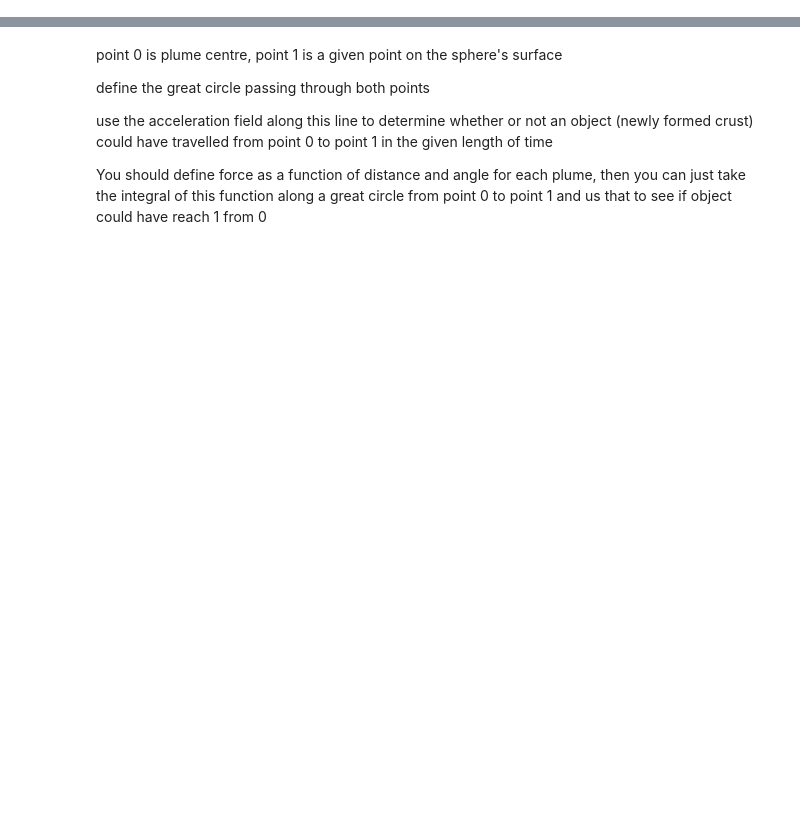
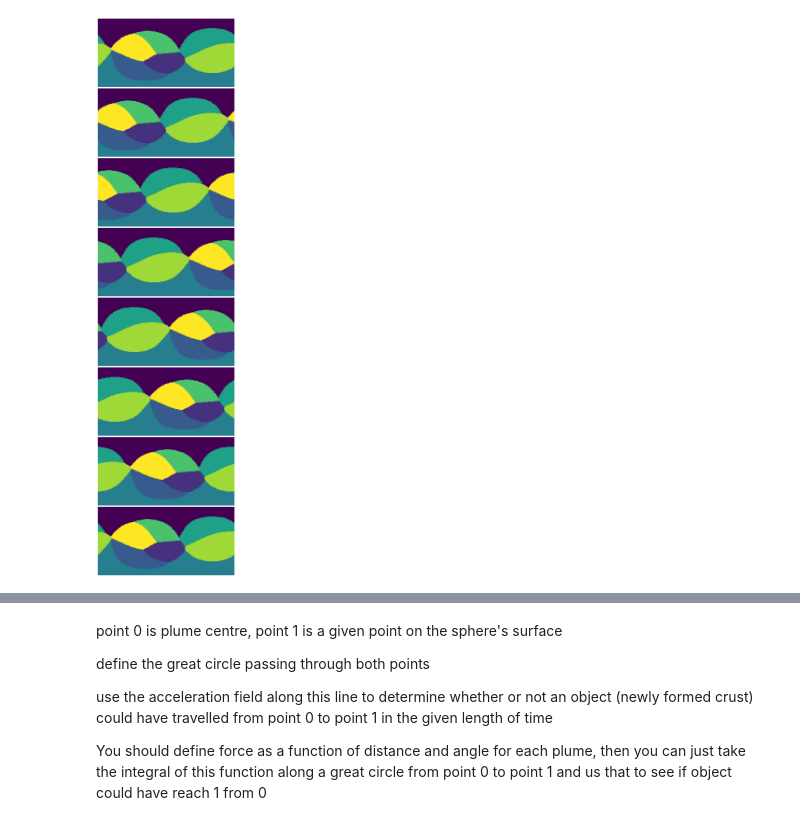
Before and after one commit to douglas-m-harvey/world-system, a Jupyter notebook: sketch.ipynb, the cells around one changed output, grey strips where cells are left out. Drawn from its saved outputs; the diff is of its cells as text; code cells hidden in the pictures; blank space fills up the shorter version.

```diff
--- a/sketch.ipynb
+++ b/sketch.ipynb
@@ -150,0 +263,39 @@ for plume_index in range(no_plumes):
+# %%
+def generate_rectangular_mask(mask):
+    transform = rectangular_transform(~np.isnan(mask))
+    mask_output = np.zeros_like(mask)
+    for index in np.ndindex(mask_output.shape):
+        mask_output[index] = mask[index[0], transform[*index]]
+    return mask_output
+
+masks = []
+
+plumes = [Plume(coordinates, mask, np.array([rng.uniform(-np.pi/2, np.pi/2), rng.uniform(-np.pi, np.pi)]), rng.uniform(1, 2), rng.uniform(0.01, 0.02)) for _ in range(no_plumes)]
+plates = [Plate(coordinates, (np.array([plume.distance for plume in plumes]).argmin(0) == index)*mask) for index in range(no_plumes)]
+
+mask_input_0 = np.where(mask, np.array([plate.mask*index for index, plate in enumerate(plates)]).sum(0), np.nan)
+mask_0 = mask_input_0#generate_rectangular_mask(mask_input_0)
+mask_0 = plumes[0].distance
+mask_0 = generate_rectangular_mask(mask_input_0)
+
+masks.append(mask_0)
+
+for _ in range(7):
+    for plume in plumes:
+        plume.coordinates[1, ...] += 2*np.pi/7
+        # plume.position = move_point(*plume.position, np.pi, np.pi/15)
+        plume.update()
+    plates = [Plate(coordinates, (np.array([plume.distance for plume in plumes]).argmin(0) == index)*mask) for index in range(no_plumes)]
+    mask_input_1 = np.where(mask, np.array([plate.mask*index for index, plate in enumerate(plates)]).sum(0), np.nan)
+    mask_1 = mask_input_1#generate_rectangular_mask(mask_input_1)
+    mask_1 = plumes[0].distance
+    mask_1 = generate_rectangular_mask(mask_input_1)
+    masks.append(mask_1)
+
+images = np.array(masks)
+figure, axes = plt.subplots(images.shape[0], 1, figsize = (8, 4*images.shape[0]), layout = "constrained")
+for axis, image in zip(axes, images):
+    axis.imshow(image)
+    axis.axis(False)
+# %% [output]
+[figure, added]
```
Also changed, not shown: parts of 38 cells of this notebook, 3 other files.
